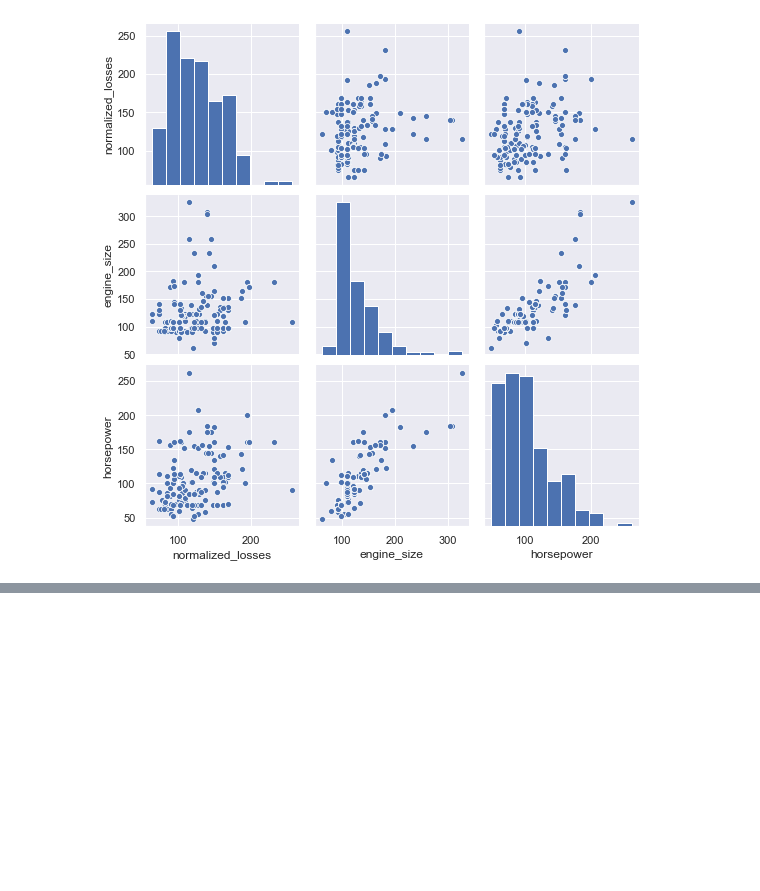
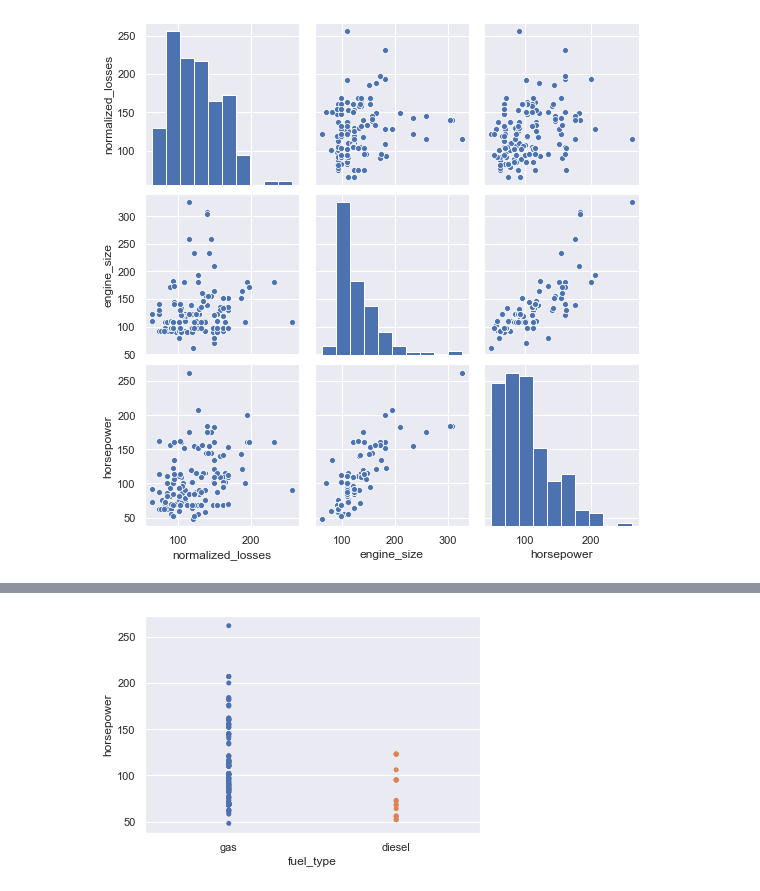
Before and after one commit to pcopley/uta-aiml, a Jupyter notebook: 02 Python Visualization/Visualizations.ipynb, the cells around one changed output, grey strips where cells are left out. Drawn from its saved outputs; the diff is of its cells as text; code cells hidden in the pictures; blank space fills up the shorter version.

```diff
--- a/02 Python Visualization/Visualizations.ipynb
+++ b/02 Python Visualization/Visualizations.ipynb
@@ -62,0 +70,4 @@ sns.pairplot(auto[['normalized_losses', 'engine_size', 'horsepower']]);
+# %%
+sns.stripplot(auto['fuel_type'], auto['horsepower'], jitter=False);
+# %% [output]
+[figure, added]
```
Also changed, not shown: parts of 25 cells of this notebook.
